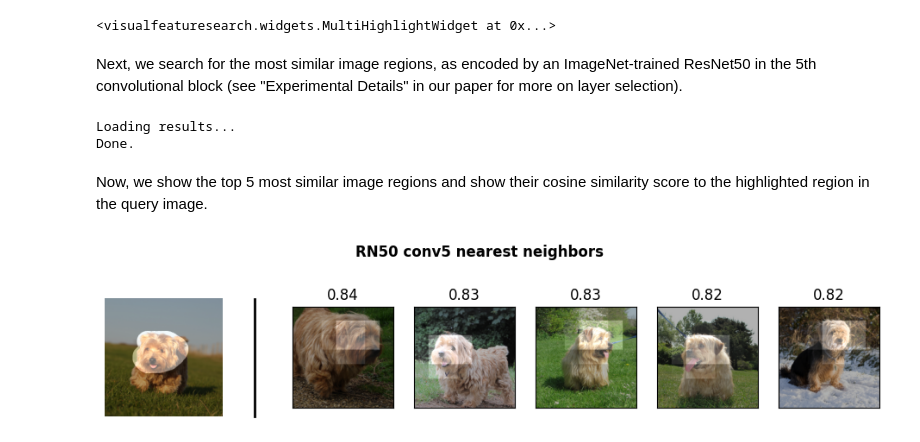
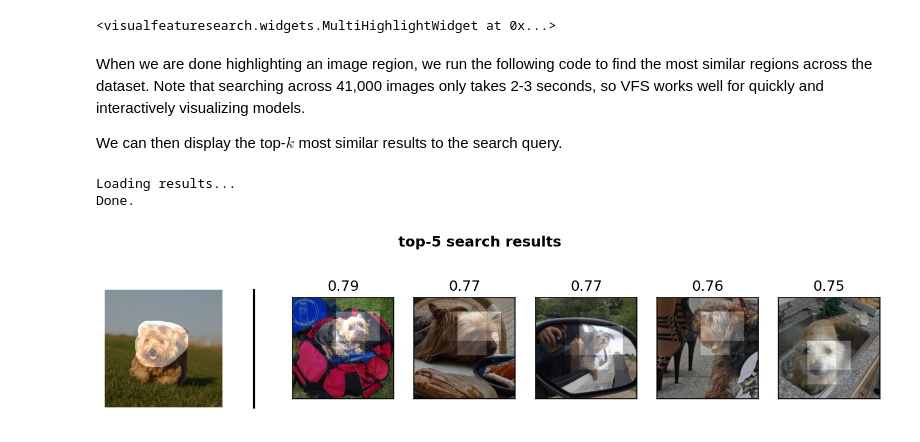
Before and after one commit to lookingglasslab/VisualFeatureSearch, a Jupyter notebook: notebooks/Interactive_Visual_Feature_Search_Basic_Demo.ipynb, the cells around one changed output. Drawn from its saved outputs; the diff is of its cells as text; code cells hidden in the pictures.

```diff
--- a/notebooks/Interactive_Visual_Feature_Search_Basic_Demo.ipynb
+++ b/notebooks/Interactive_Visual_Feature_Search_Basic_Demo.ipynb
@@ -39,10 +34,10 @@ We use a subset of the ImageNet validation set as our searchable database for vi
 import sys
 import numpy as np
 import requests
+import json
 from PIL import Image
 import matplotlib
 import matplotlib.pyplot as plt
-plt.rcParams['figure.figsize'] = [10, 10]
 
 import torch
 import torchvision
@@ -80,0 +73,13 @@ Note: we use Zarr to store & load our precomputed feature data. The variable `sv
+# %%
+def get_coco_image(name):
+  url = 'http://images.cocodataset.org/val2014/' + name
+  img = Image.open(requests.get(url, stream=True).raw).convert('RGB')
+  return vfs.data.vis_transform(img)
+
+with open('annotations/instances_val2014.json') as f:
+  ds_info = json.load(f)
+
+img_names = []
+for img_data in ds_info['images']:
+  img_names.append(img_data['file_name'])
+img_names.sort()
@@ -81,9 +88,10 @@ Note: we use Zarr to store & load our precomputed feature data. The variable `sv
 # %%
 # download ten query images to use (sourced from the ImageNet test set)
+IMG_DOWNLOAD_URL = "https://vissearch.blob.core.windows.net/query-imgs/ILSVRC2012_test_00000"
 query_img_ids = ["004", "530", "495", "211", "652", "021", "686", "016", "713", "198"]
 
 def load_img(idx: str):
-  url = "https://vissearch.blob.core.windows.net/query-imgs/ILSVRC2012_test_00000" + idx + ".JPEG"
+  url = IMG_DOWNLOAD_URL + idx + ".JPEG"
   img = Image.open(requests.get(url, stream=True).raw).convert('RGB')
   return img
 
@@ -105,58 +113,56 @@ vfs.util.create_callback('highlight_callback', highlight_callback)
 vfs.widgets.MultiHighlightWidget(all_urls=query_img_urls, callback_name='highlight_callback')
 # %% [output]
 <visualfeaturesearch.widgets.MultiHighlightWidget at 0x...>
-# %% [markdown]
-Next, we search for the most similar image regions, as encoded by an ImageNet-trained ResNet50 in the 5th convolutional block (see "Experimental Details" in our paper for more on layer selection).
-# %%
-assert highlight_data is not None, "Use the widget to highlight an image region"
-
-selected_idx = int(highlight_index)
-mask = vfs.util.durl_to_image(highlight_data)
-
-cached_search_tool.set_input_image(model_query_imgs[selected_idx])
-
-# turn the user's highlighted mask into a 7x7 grayscale array
-conv5_transform = transforms.Resize(7)
-conv5_mask = conv5_transform(mask)
-conv5_mask_arr = np.asarray(conv5_mask)[:,:,3] / 255
-
-print('Loading results...')
-conv5_sims, conv5_xs, conv5_ys = cached_search_tool.compute(conv5_mask_arr)
-conv5_order = torch.argsort(conv5_sims, descending=True)
-print('Done.')
-# %% [output]
-Loading results...
-Done.
-# %% [markdown]
-Now, we show the top 5 most similar image regions and show their cosine similarity score to the highlighted region in the query image.
+# %% [markdown]
+When we are done highlighting an image region, we run the following code to find the most similar regions across the dataset. Note that searching across 41,000 images only takes 2-3 seconds, so VFS works well for quickly and interactively visualizing models.
+
+We can then display the top-$k$ most similar results to the search query.
 # %%
+selected_idx = int(highlight_index)
+mask = vfs.util.durl_to_image(highlight_data)
+
+cached_search_tool.set_input_image(model_query_imgs[selected_idx])
+
+# turn the user's highlighted mask into a 7x7 grayscale array
+conv5_transform = transforms.Resize(7)
+conv5_mask = conv5_transform(mask)
+conv5_mask_arr = np.asarray(conv5_mask)[:,:,3] / 255
+
+print('Loading results...')
+conv5_sims, conv5_xs, conv5_ys = cached_search_tool.compute(conv5_mask_arr)
+conv5_order = torch.argsort(conv5_sims, descending=True)
+print('Done.')
+
+# ------------------------------------------------------------------------------
 # set up the figure
 DISPLAY_NUM = 5
 
-fig = plt.figure(figsize=(11.6, 5.15), dpi=100)
-fig.suptitle('RN50 conv5 nearest neighbors', fontweight='bold', y=0.75)
+fig = plt.figure(figsize=(11.6, 5.15), dpi=150)
+fig.suptitle('top-5 search results', fontweight='bold', y=0.75)
 gs = fig.add_gridspec(1,2, width_ratios=[1,5])
 results_gs = gs[1].subgridspec(1,DISPLAY_NUM)
 
 # show the query region on the left-hand side
 ax = fig.add_subplot(gs[0])
 ax.axis('off')
 ax.imshow(vfs.util.mask_overlay(vis_query_imgs[selected_idx], 0, 0, 224, np.asarray(mask)[:,:,3] / 256))
 ax.add_line(matplotlib.lines.Line2D([285,285], [0,224], lw=2, color='black')).set_clip_on(False)
 
 # include the most similar images from the dataset on the right side
 for i in range(DISPLAY_NUM):
-  idx = conv5_order[i]
-  curr_img_out = vfs.util.mask_overlay(vis_imagenet_dataset[idx][0],
+  idx = conv5_order[i+0]
+  curr_img_out = vfs.util.mask_overlay(get_coco_image(img_names[idx]),
                                    x=conv5_xs[idx],
                                    y=conv5_ys[idx],
                                    mask_size=7,
                                    mask=vfs.util.crop_mask(conv5_mask_arr))
 
   ax = fig.add_subplot(results_gs[i])
-  ax.set_xticks([])
+  ax.set_xticks([]);
   ax.set_yticks([])
   ax.imshow(curr_img_out, cmap='gray')
   ax.set_title( f'{conv5_sims[idx].cpu().numpy():.02f}')
 # %% [output]
+Loading results...
+Done.
-[figure, old version]
+[figure, new version]
```
Also changed, not shown: parts of 14 cells of this notebook.
